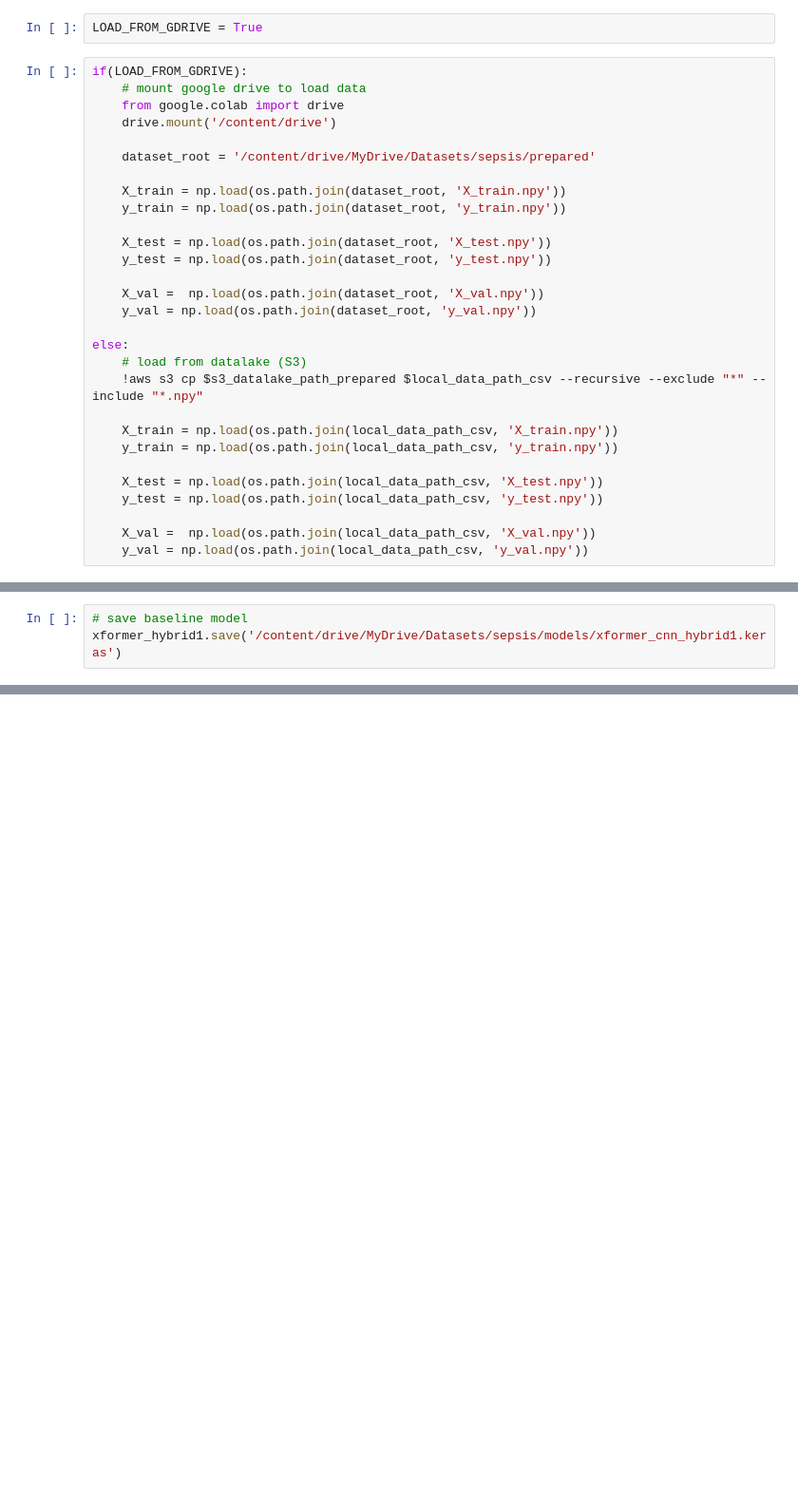
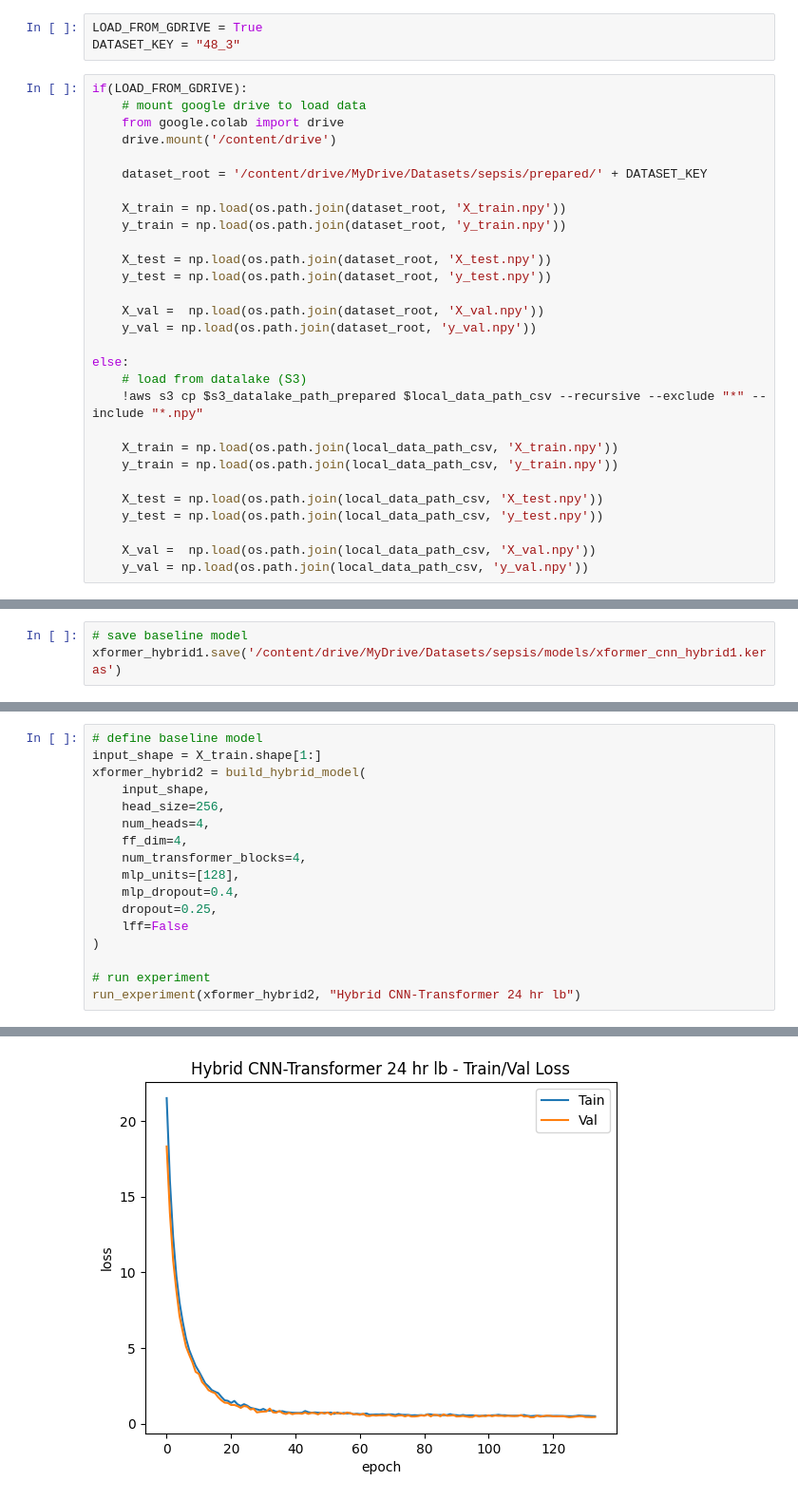
Before and after one commit to t4ai/early-sepsis-prediction, a Jupyter notebook: 4.6 - Transformer Model Experiments.ipynb, the cells around one changed output, grey strips where cells are left out. Shown: that part at 95% size. Drawn from its saved outputs; the diff is of its cells as text; blank space fills up the shorter version.

```diff
--- a/4.6 - Transformer Model Experiments.ipynb
+++ b/4.6 - Transformer Model Experiments.ipynb
@@ -23,13 +23,14 @@ from sklearn.metrics import mean_absolute_error, root_mean_squared_error, Confus
 ### Load Prepared Datasets
 # %%
 LOAD_FROM_GDRIVE = True
+DATASET_KEY = "48_3"
 # %%
 if(LOAD_FROM_GDRIVE):
     # mount google drive to load data
     from google.colab import drive
     drive.mount('/content/drive')
 
-    dataset_root = '/content/drive/MyDrive/Datasets/sepsis/prepared'
+    dataset_root = '/content/drive/MyDrive/Datasets/sepsis/prepared/' + DATASET_KEY
 
     X_train = np.load(os.path.join(dataset_root, 'X_train.npy'))
     y_train = np.load(os.path.join(dataset_root, 'y_train.npy'))
@@ -496,0 +500,18 @@ xformer_hybrid1.save('/content/drive/MyDrive/Datasets/sepsis/models/xformer_cnn_
+# %%
+# define baseline model
+input_shape = X_train.shape[1:]
+xformer_hybrid2 = build_hybrid_model(
+    input_shape,
+    head_size=256,
+    num_heads=4,
+    ff_dim=4,
+    num_transformer_blocks=4,
+    mlp_units=[128],
+    mlp_dropout=0.4,
+    dropout=0.25,
+    lff=False
+)
+
+# run experiment
+run_experiment(xformer_hybrid2, "Hybrid CNN-Transformer 24 hr lb")
+# %% [output]
@@ -496,0 +535 @@ xformer_hybrid1.save('/content/drive/MyDrive/Datasets/sepsis/models/xformer_cnn_
+[figure, added]
```
Also changed, not shown: parts of 5 cells of this notebook.
